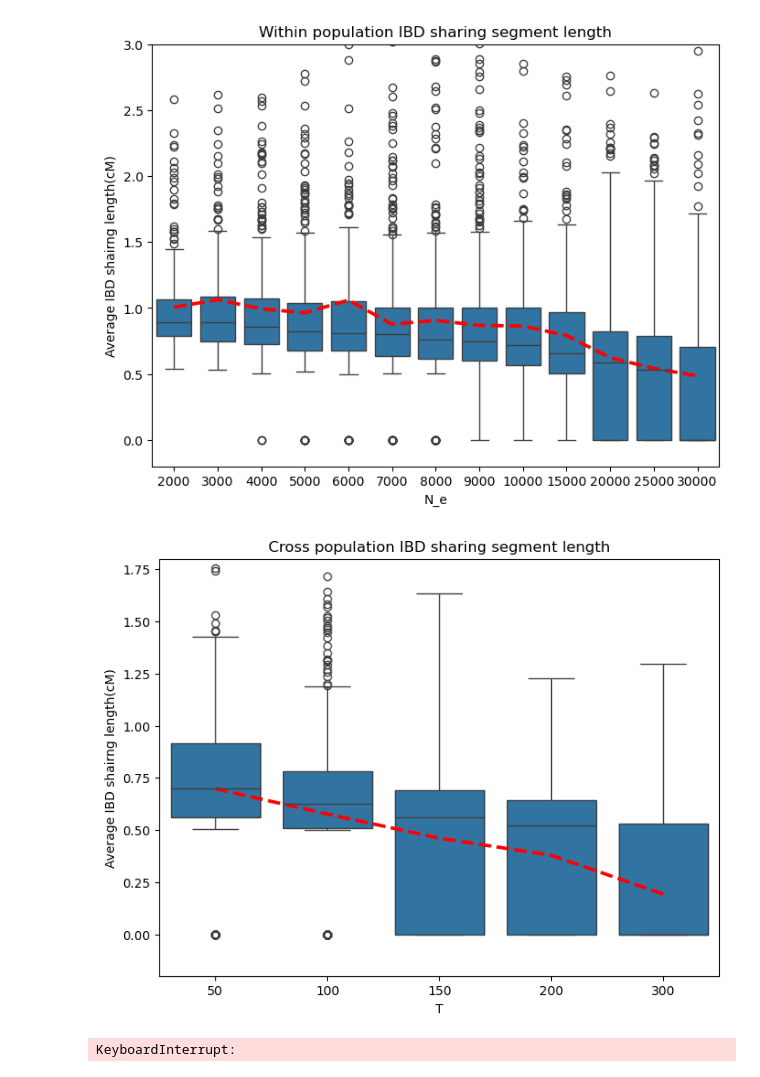
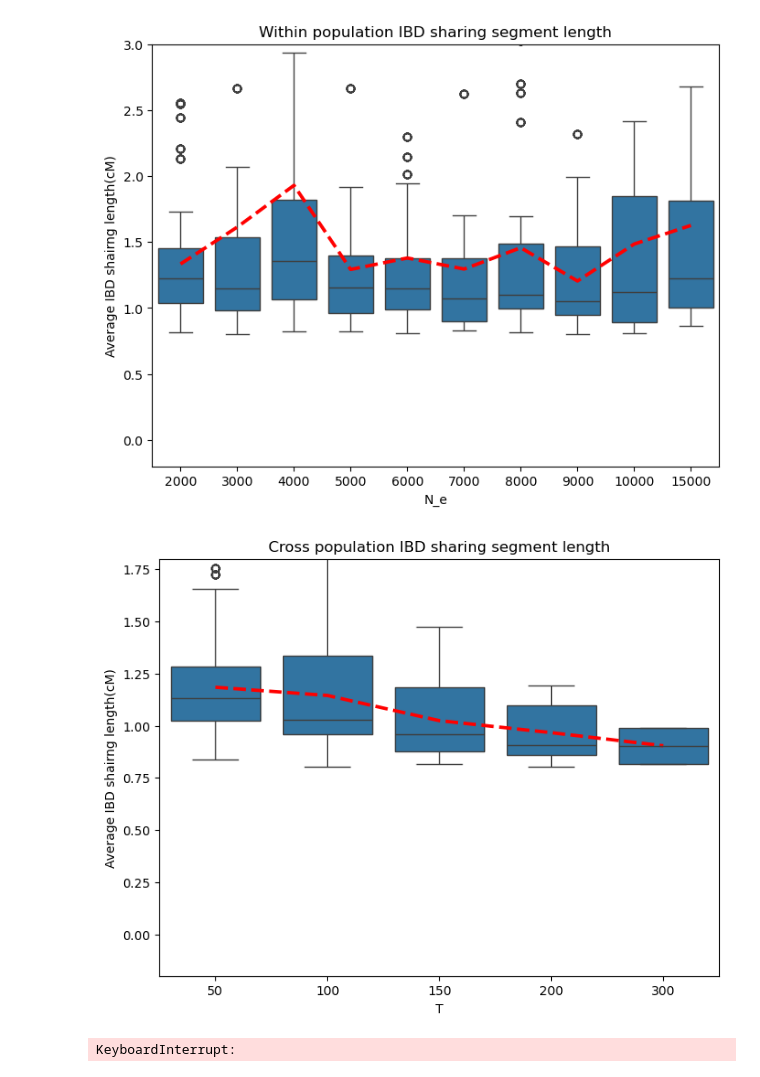
Before and after one commit to QiiiiiC/code, a Jupyter notebook: admix_stan/segment_dist/segment_dist_visualisation.ipynb, the cells around one changed output. Saved outputs shown, nothing was run; the diff lists cells and outputs as text; code cells hidden in the pictures.

Commit message:
segment visualisation

```diff
--- a/admix_stan/segment_dist/segment_dist_visualisation.ipynb
+++ b/admix_stan/segment_dist/segment_dist_visualisation.ipynb
@@ -8,15 +8,15 @@ import random
 from scipy.stats import gamma
 from data_generate import popn1_simple_morgan,popn2_simple_data_morgan
 # %%
-seed=1234
+seed=1111
 all_data = pd.DataFrame({'y':[],'u':[],'v':[],'group':[],'N':[],'T':[]})
 L = [0.5,10000]
 N = [2000,3000,4000,5000,6000,7000,8000,9000,10000,15000]
 T = [50,100,150,200,300]
-for i in range(10):
+for i in range(15):
     for k in range(len(N)):
         for t in T:
-            data = popn2_simple_data_morgan([N[k]]*3,t,L,2,1e6,5)
+            data = popn2_simple_data_morgan([N[k]]*3,t,L,10,1e6,5,seed=seed)
             data['N'] = [N[k]]*len(data['y'])
             data['T'] = [t]*len(data['y'])
             all_data = pd.concat([all_data,pd.DataFrame(data)],ignore_index=True)
@@ -53,24 +53,24 @@ plt.xlabel('N_e')
 plt.ylabel('Average IBD shairng length(cM)')
 plt.show()
 # %% [output]
-[figure, old version]
+[figure, new version]
 # %%
 plt.figure(figsize=(8, 6))
-n=10000
+n=5000
 sns.boxplot(x='T', y='y', data=all_data[(all_data['N']==n)&(all_data['group']==2)])
 mean_values = all_data[(all_data['N']==n)&(all_data['group']==2)].groupby('T')['y'].mean().reset_index()
 sns.pointplot(x='T', y='y', data=mean_values, color='red', markers='', linestyles='--')
 unique_n_values = sorted(all_data[(all_data['N']==n)&(all_data['group']==2)]['T'].unique())
 plt.xticks(ticks=range(len(unique_n_values)), labels=[str(int(n)) for n in unique_n_values])
 
 
 plt.ylim([-0.2, 1.8])
 plt.title('Cross population IBD sharing segment length')
 plt.xlabel('T')
 plt.ylabel('Average IBD shairng length(cM)')
 plt.show()
 # %% [output]
-[figure, old version]
+[figure, new version]
 # %%
 one_data = pd.DataFrame({'y':[],'u':[],'v':[],'group':[],'N':[],'T':[]})
 L = [0.5,10000]
```
Also changed, not shown: parts of 2 cells of this notebook.
